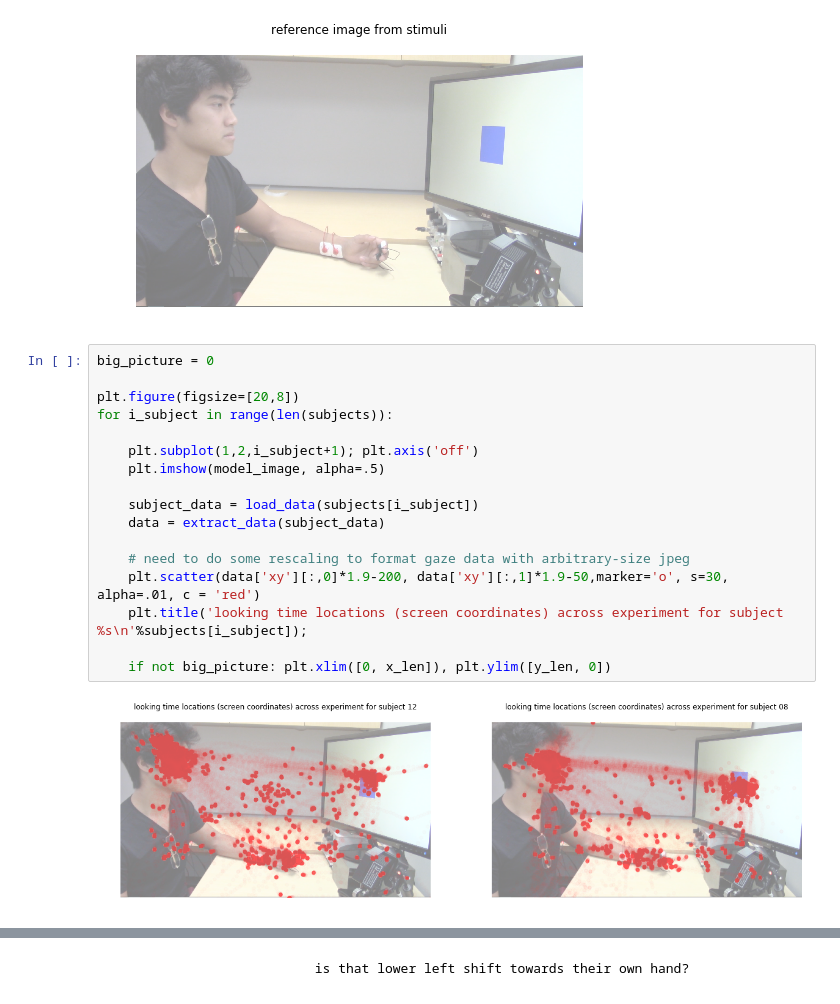
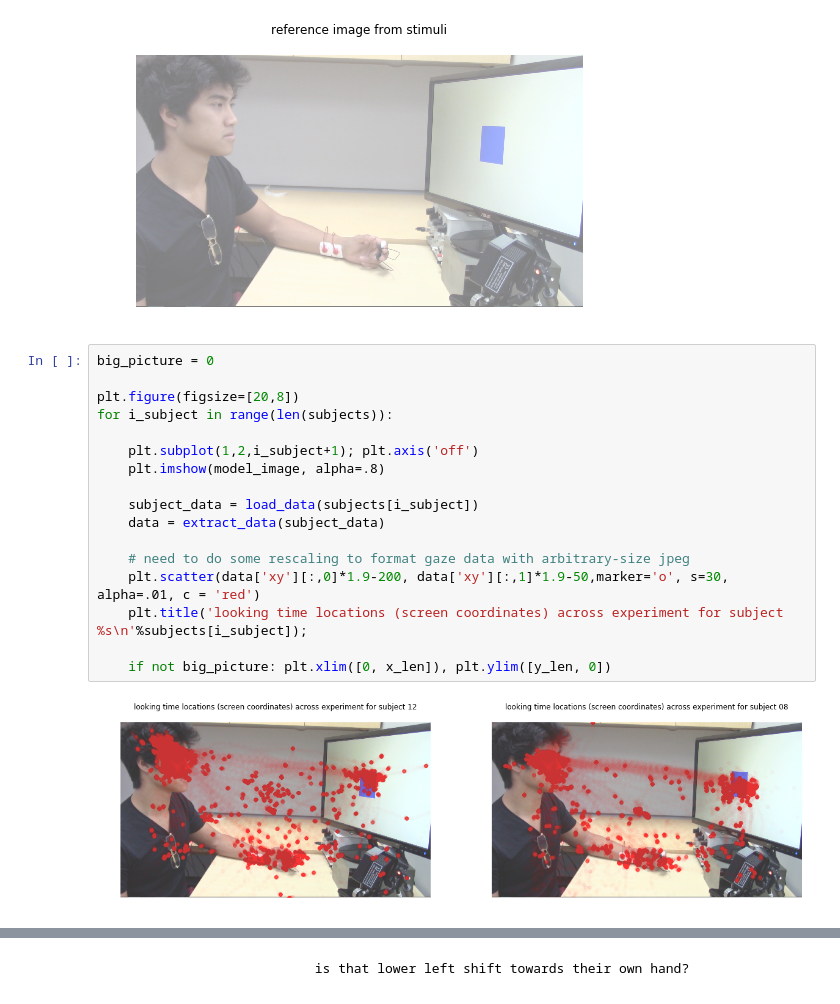
Before and after one commit to tzler/social_structure_learning, a Jupyter notebook: analysis/gaze/coordinate_functions.ipynb, the cells around one changed output, grey strips where cells are left out. Drawn from its saved outputs; the diff is of its cells as text.

```diff
--- a/analysis/gaze/coordinate_functions.ipynb
+++ b/analysis/gaze/coordinate_functions.ipynb
@@ -129,22 +129,22 @@ plt.imshow(model_image, alpha=.5);
 # %%
 big_picture = 0
 
 plt.figure(figsize=[20,8])
 for i_subject in range(len(subjects)):
 
     plt.subplot(1,2,i_subject+1); plt.axis('off')
-    plt.imshow(model_image, alpha=.5)
+    plt.imshow(model_image, alpha=.8)
 
     subject_data = load_data(subjects[i_subject])
     data = extract_data(subject_data)
 
     # need to do some rescaling to format gaze data with arbitrary-size jpeg
     plt.scatter(data['xy'][:,0]*1.9-200, data['xy'][:,1]*1.9-50,marker='o', s=30, alpha=.01, c = 'red')
     plt.title('looking time locations (screen coordinates) across experiment for subject %s\n'%subjects[i_subject]);
 
     if not big_picture: plt.xlim([0, x_len]), plt.ylim([y_len, 0])
 # %% [output]
-[figure, old version]
+[figure, new version]
 # %%
 big_picture = 1
 
```
Also changed, not shown: parts of 21 cells of this notebook.
